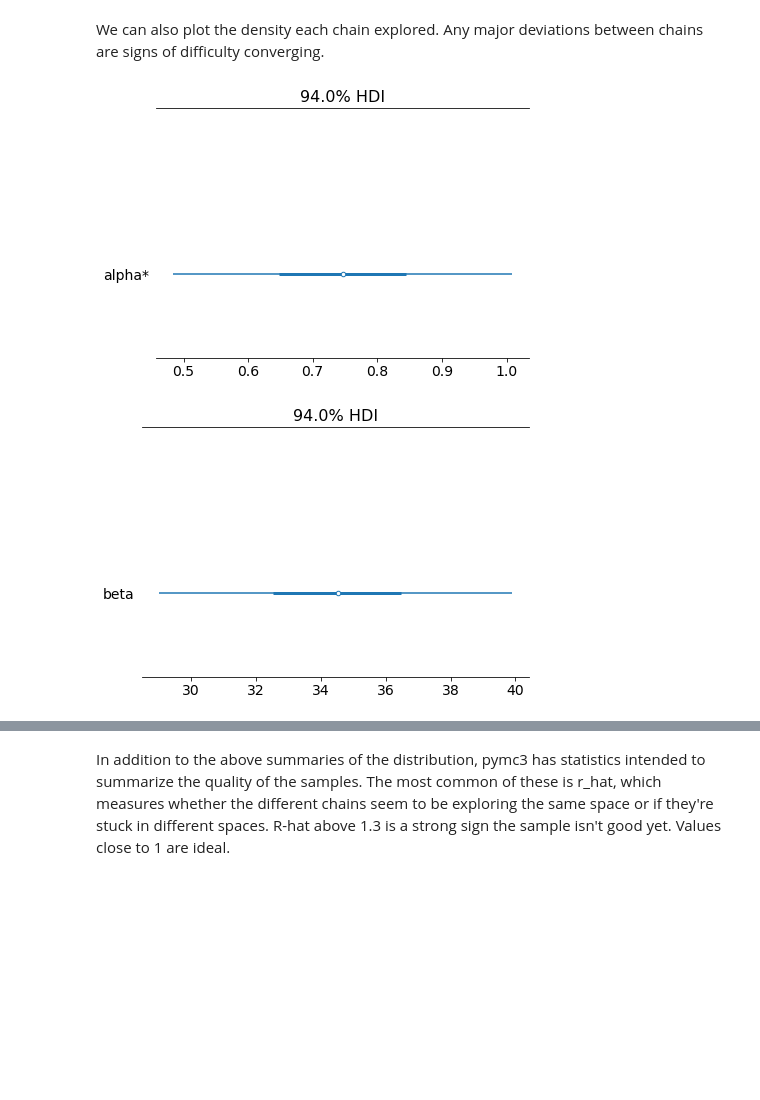
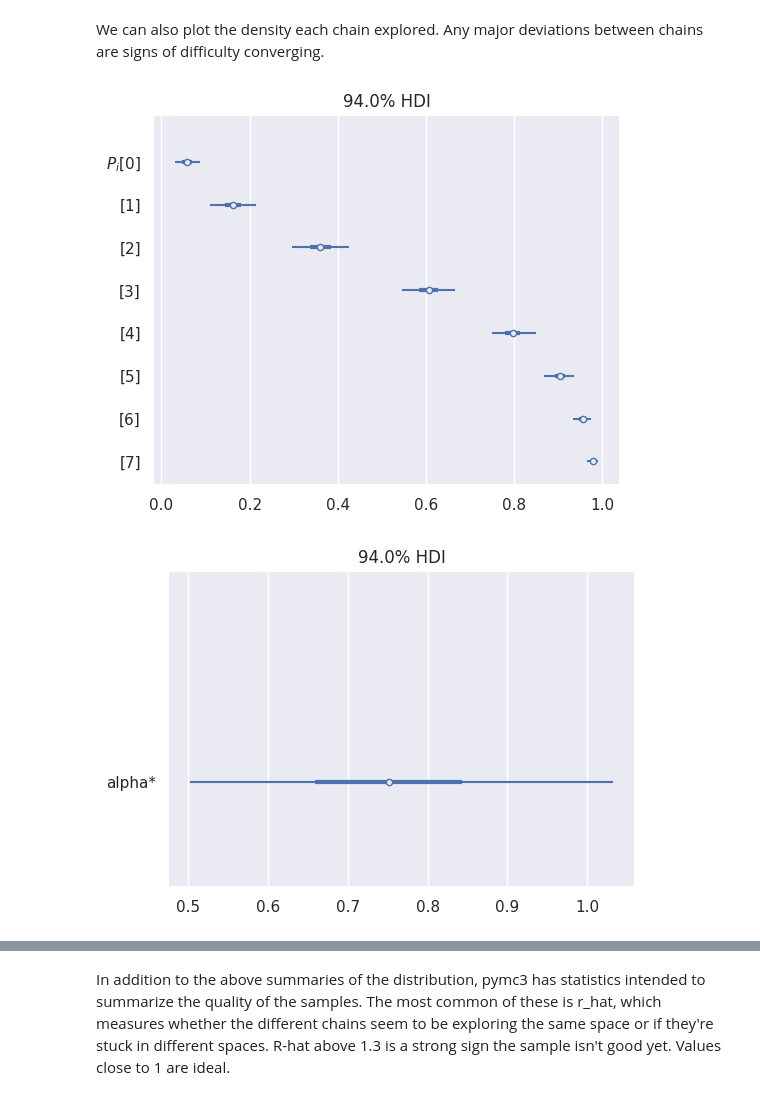
Before and after one commit to kennethmleo/CS109B, a Jupyter notebook: Lecture 07/notebook/cs109b_Bayes_2021_FINAL.ipynb, the cells around one changed output, grey strips where cells are left out. Cells and saved outputs as stored; diff of their text form; code cells hidden in the pictures; blank space fills up the shorter version.

```diff
--- a/Lecture 07/notebook/cs109b_Bayes_2021_FINAL.ipynb
+++ b/Lecture 07/notebook/cs109b_Bayes_2021_FINAL.ipynb
@@ -233,8 +229,8 @@ trace_summary(trace)
 # %% [markdown]
 We can also plot the density each chain explored. Any major deviations between chains are signs of difficulty converging.
 # %%
-for x in trace.varnames:
+for x in list(trace.posterior.data_vars):
     az.plot_forest(trace, var_names=[x], combined=True)
 # %% [output]
-[figure, old version]
+[figure, new version]
-[figure, old version]
+[figure, new version]
```
Also changed, not shown: parts of 23 cells of this notebook.
